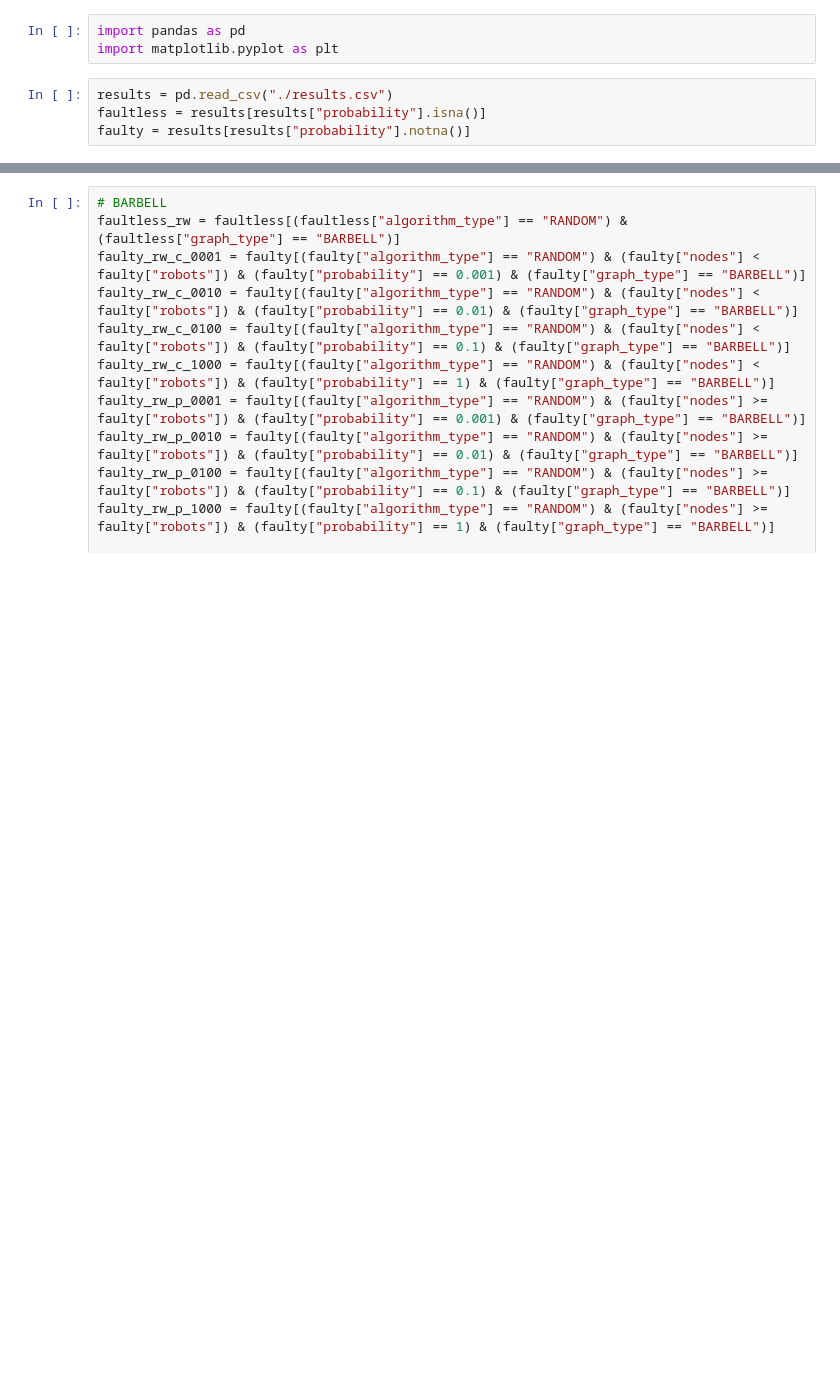
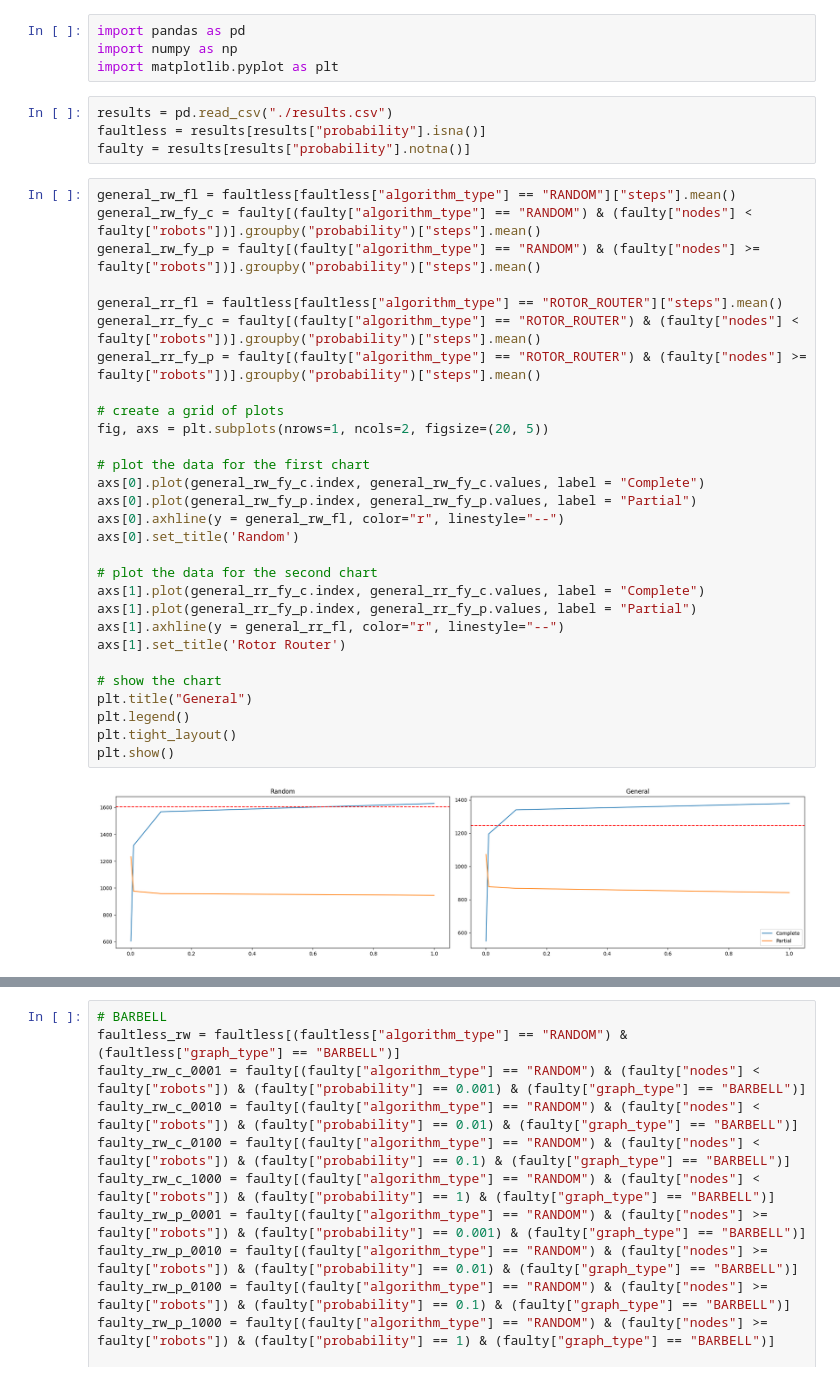
Before and after one commit to pukanszkypeter/fault-tolerant-dispersion, a Jupyter notebook: data/diagrams.ipynb, the cells around one changed output, grey strips where cells are left out. Drawn from its saved outputs; the diff is of its cells as text; blank space fills up the shorter version.

Commit message:
FTD-107: Diagrams file modified

```diff
--- a/data/diagrams.ipynb
+++ b/data/diagrams.ipynb
@@ -1,10 +1,42 @@
 # %%
 import pandas as pd
+import numpy as np
 import matplotlib.pyplot as plt
 # %%
 results = pd.read_csv("./results.csv")
 faultless = results[results["probability"].isna()]
 faulty = results[results["probability"].notna()]
+# %%
+general_rw_fl = faultless[faultless["algorithm_type"] == "RANDOM"]["steps"].mean()
+general_rw_fy_c = faulty[(faulty["algorithm_type"] == "RANDOM") & (faulty["nodes"] < faulty["robots"])].groupby("probability")["steps"].mean()
+general_rw_fy_p = faulty[(faulty["algorithm_type"] == "RANDOM") & (faulty["nodes"] >= faulty["robots"])].groupby("probability")["steps"].mean()
+
+general_rr_fl = faultless[faultless["algorithm_type"] == "ROTOR_ROUTER"]["steps"].mean()
+general_rr_fy_c = faulty[(faulty["algorithm_type"] == "ROTOR_ROUTER") & (faulty["nodes"] < faulty["robots"])].groupby("probability")["steps"].mean()
+general_rr_fy_p = faulty[(faulty["algorithm_type"] == "ROTOR_ROUTER") & (faulty["nodes"] >= faulty["robots"])].groupby("probability")["steps"].mean()
+
+# create a grid of plots
+fig, axs = plt.subplots(nrows=1, ncols=2, figsize=(20, 5))
+
+# plot the data for the first chart
+axs[0].plot(general_rw_fy_c.index, general_rw_fy_c.values, label = "Complete")
+axs[0].plot(general_rw_fy_p.index, general_rw_fy_p.values, label = "Partial")
+axs[0].axhline(y = general_rw_fl, color="r", linestyle="--")
+axs[0].set_title('Random')
+
+# plot the data for the second chart
+axs[1].plot(general_rr_fy_c.index, general_rr_fy_c.values, label = "Complete")
+axs[1].plot(general_rr_fy_p.index, general_rr_fy_p.values, label = "Partial")
+axs[1].axhline(y = general_rr_fl, color="r", linestyle="--")
+axs[1].set_title('Rotor Router')
+
+# show the chart
+plt.title("General")
+plt.legend()
+plt.tight_layout()
+plt.show()
+# %% [output]
+[figure, added]
 # %%
 # GENERAL
 faultless_rw = faultless[faultless["algorithm_type"] == "RANDOM"]
```
Also changed, not shown: parts of 1 cell of this notebook.
